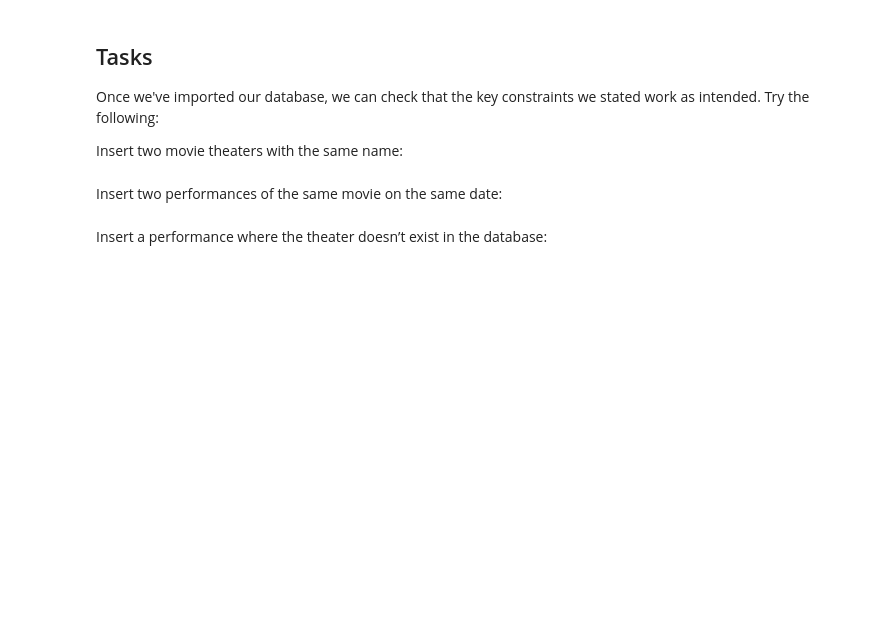
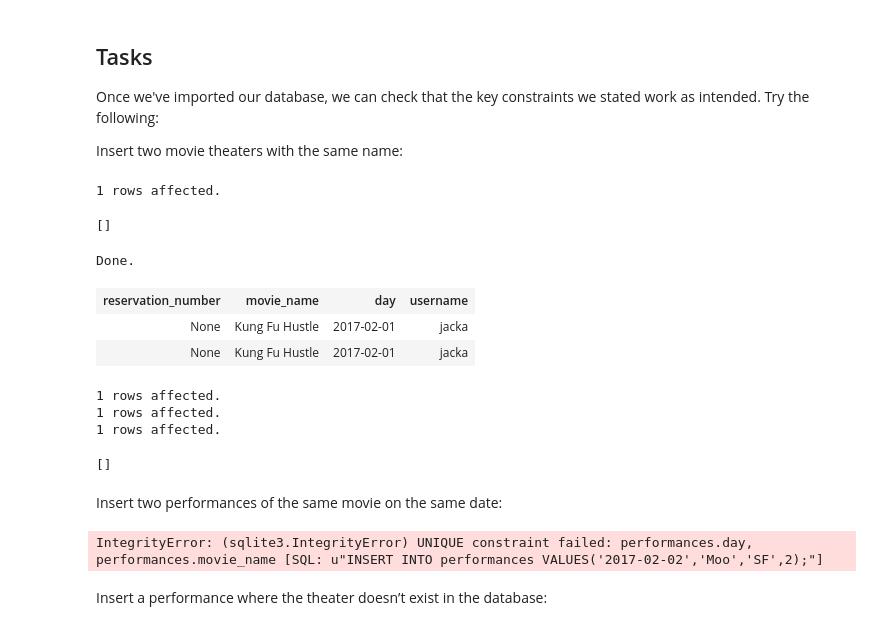
Before and after one commit to ElitCoder/EDA216, a Jupyter notebook: lab2/lab2.ipynb, the cells around one changed output. Cells and saved outputs as stored; diff of their text form; code cells hidden in the pictures; blank space fills up the shorter version.

```diff
--- a/lab2/lab2.ipynb
+++ b/lab2/lab2.ipynb
@@ -36,7 +44,30 @@ Once we've imported our database, we can check that the key
 constraints we stated work as intended. Try the following:
 
 Insert two movie theaters with the same name:
+# %%
+%%sql
+INSERT INTO reservations    VALUES(null, 'Kung Fu Hustle', '2017-02-01', 'jacka');
+# %% [output]
+1 rows affected.
+[]
 # %%
 %%sql
+SELECT *
+FROM reservations
+# %% [output]
+Done.
+| reservation_number | movie_name | day | username |
+| None | Kung Fu Hustle | 2017-02-01 | jacka |
+| None | Kung Fu Hustle | 2017-02-01 | jacka |
+# %%
+%%sql
+INSERT INTO movies VALUES('Moo');
+INSERT INTO movies VALUES('Hey');
+INSERT INTO movies VALUES('Foo');
+# %% [output]
+1 rows affected.
+1 rows affected.
+1 rows affected.
+[]
 # %% [markdown]
 Insert two performances of the same movie on the same date:
@@ -45,2 +74,7 @@ Insert two performances of the same movie on the same date:
+# %%
+%%sql
+INSERT INTO performances VALUES('2017-02-02','Moo','SF',2);
+# %% [output]
+IntegrityError: (sqlite3.IntegrityError) UNIQUE constraint failed: performances.day, performances.movie_name [SQL: u"INSERT INTO performances VALUES('2017-02-02','Moo','SF',2);"]
 # %% [markdown]
 Insert a performance where the theater doesn’t exist in the database:
```
Also changed, not shown: parts of 6 cells of this notebook, 2 other files.
